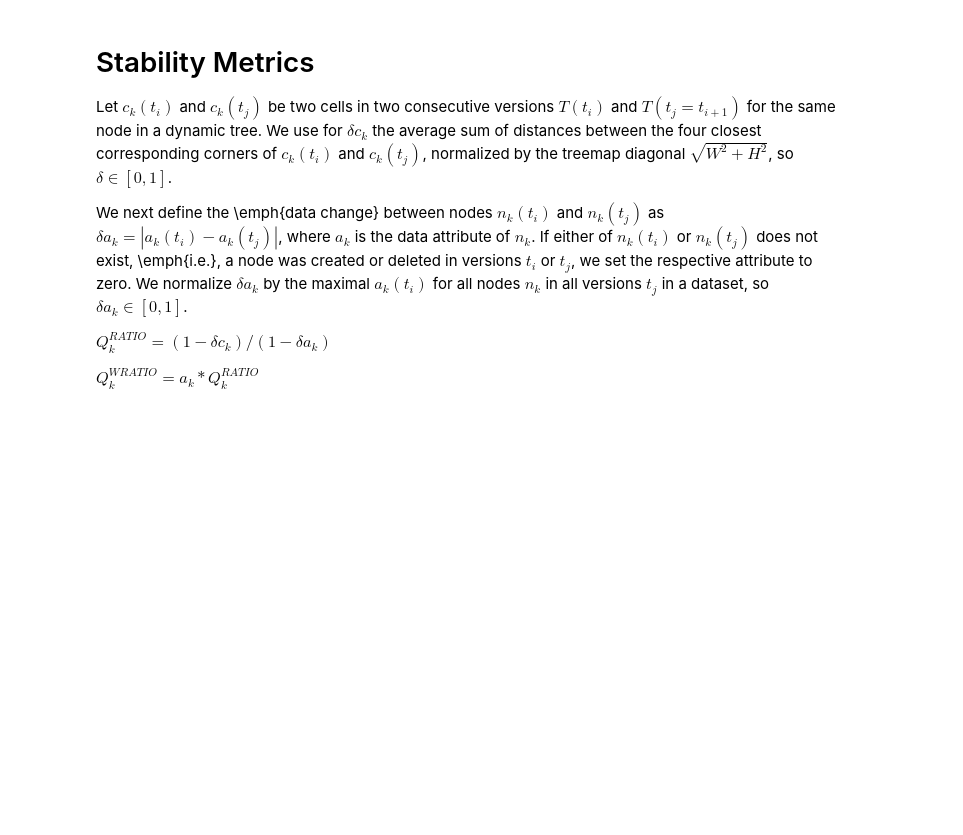
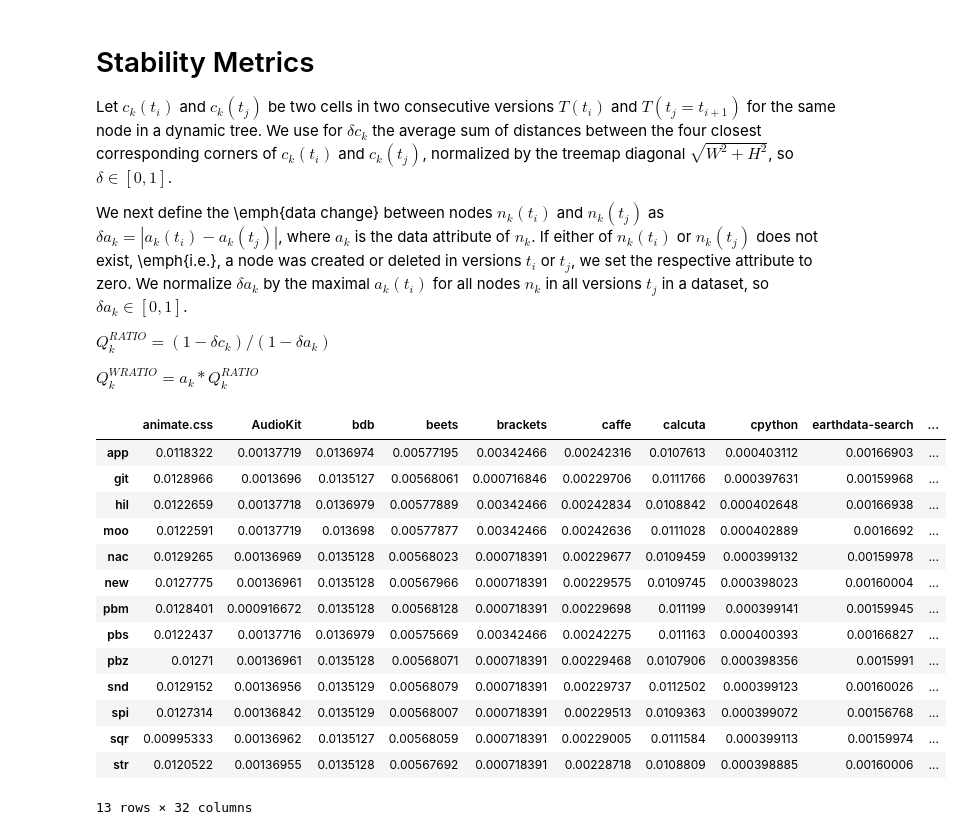
Before and after one commit to EduardoVernier/treemap-analysis, a Jupyter notebook: notebooks/RankTable.ipynb, the cells around one changed output. Cells and saved outputs as stored; diff of their text form; code cells hidden in the pictures; blank space fills up the shorter version.

```diff
--- a/notebooks/RankTable.ipynb
+++ b/notebooks/RankTable.ipynb
@@ -133,10 +133,8 @@ $Q^{RATIO}_k =  (1-\delta c_k) / (1 - \delta a_k)$
 $Q^{WRATIO}_k =  a_k * Q^{RATIO}_k$
 # %%
 try:
-    ratio_df = pd.read_csv('ratio.csv', index_col=0)
-    wratio_df = pd.read_csv('wratio.csv', index_col=0)
-    p_df = pd.read_csv('p.csv', index_col=0)
-    wp_df = pd.read_csv('wp.csv', index_col=0)
+    ratio_df = pd.read_csv('ratio_g.csv', index_col=0)
+    wratio_df = pd.read_csv('wratio_g.csv', index_col=0)
 
 except:
     ratio_df  = pd.DataFrame(columns=dataset_list, index=technique_list) # Ratio dataframe
@@ -153,14 +151,32 @@ except:
                 df = pd.merge(df, TemporalMetrics.relative_weight(history[i - 1], history[i]))
 
                 # ratio metric
-                ratio_df[dataset][technique]  = TemporalMetrics.q_ratio(df)['q_ratio'].mean()
-                wratio_df[dataset][technique] = TemporalMetrics.q_weighted_ratio(df)['q_w_ratio'].mean()
+                ratio = TemporalMetrics.q_ratio(df)['q_ratio'].mean()
+                if (ratio != 1.0):
+                    ratio_df[dataset][technique]  = ratio
 
-                # pearson correlation
-                p_df[dataset][technique]  = max(TemporalMetrics.pearson(df)[0], 0)
-                wp_df[dataset][technique] = max(TemporalMetrics.weighted_pearson(df), 0)
+                ratio = TemporalMetrics.q_weighted_ratio(df)['q_w_ratio'].mean()
+                if (ratio != 1.0):
+                    wratio_df[dataset][technique]  = ratio
 
-    ratio_df.to_csv('ratio.csv')
-    wratio_df.to_csv('wratio.csv')
-    p_df.to_csv('p.csv')
-    wp_df.to_csv('wp.csv')
+    ratio_df.to_csv('ratio_g.csv', float_format='%g')
+    wratio_df.to_csv('wratio_g.csv', float_format='%g')
+
+#             # pearson correlation
+#             p_df[dataset][technique]  = max(TemporalMetrics.pearson(df)[0], 0)
+#             wp_df[dataset][technique] = max(TemporalMetrics.weighted_pearson(df), 0)
+
+#     ratio_df.to_csv('ratio.csv')
+#     wratio_df.to_csv('wratio.csv')
+#     p_df.to_csv('p.csv')
+#     wp_df.to_csv('wp.csv')
+
+#     ratio_df.to_csv('ratio_12.csv', float_format='%.12f')
+#     wratio_df.to_csv('wratio_12.csv', float_format='%.12f')
+#     p_df.to_csv('p_12.csv', float_format='%.12f')
+#     wp_df.to_csv('wp_12.csv', float_format='%.12f')
+
+#     ratio_df.to_csv('ratio_g.csv', float_format='%g')
+#     wratio_df.to_csv('wratio_g.csv', float_format='%g')
+#     p_df.to_csv('p_g.csv', float_format='%g')
+#     wp_df.to_csv('wp_g.csv', float_format='%g')
@@ -166,0 +186,18 @@ except:
+# %%
+wratio_df
+# %% [output]
+|  | animate.css | AudioKit | bdb | beets | brackets | caffe | calcuta | cpython | earthdata-search | ... |
+| app | 0.0118322 | 0.00137719 | 0.0136974 | 0.00577195 | 0.00342466 | 0.00242316 | 0.0107613 | 0.000403112 | 0.00166903 | ... |
+| git | 0.0128966 | 0.0013696 | 0.0135127 | 0.00568061 | 0.000716846 | 0.00229706 | 0.0111766 | 0.000397631 | 0.00159968 | ... |
+| hil | 0.0122659 | 0.00137718 | 0.0136979 | 0.00577889 | 0.00342466 | 0.00242834 | 0.0108842 | 0.000402648 | 0.00166938 | ... |
+| moo | 0.0122591 | 0.00137719 | 0.013698 | 0.00577877 | 0.00342466 | 0.00242636 | 0.0111028 | 0.000402889 | 0.0016692 | ... |
+| nac | 0.0129265 | 0.00136969 | 0.0135128 | 0.00568023 | 0.000718391 | 0.00229677 | 0.0109459 | 0.000399132 | 0.00159978 | ... |
+| new | 0.0127775 | 0.00136961 | 0.0135128 | 0.00567966 | 0.000718391 | 0.00229575 | 0.0109745 | 0.000398023 | 0.00160004 | ... |
+| pbm | 0.0128401 | 0.000916672 | 0.0135128 | 0.00568128 | 0.000718391 | 0.00229698 | 0.011199 | 0.000399141 | 0.00159945 | ... |
+| pbs | 0.0122437 | 0.00137716 | 0.0136979 | 0.00575669 | 0.00342466 | 0.00242275 | 0.011163 | 0.000400393 | 0.00166827 | ... |
+| pbz | 0.01271 | 0.00136961 | 0.0135128 | 0.00568071 | 0.000718391 | 0.00229468 | 0.0107906 | 0.000398356 | 0.0015991 | ... |
+| snd | 0.0129152 | 0.00136956 | 0.0135129 | 0.00568079 | 0.000718391 | 0.00229737 | 0.0112502 | 0.000399123 | 0.00160026 | ... |
+| spi | 0.0127314 | 0.00136842 | 0.0135129 | 0.00568007 | 0.000718391 | 0.00229513 | 0.0109363 | 0.000399072 | 0.00156768 | ... |
+| sqr | 0.00995333 | 0.00136962 | 0.0135127 | 0.00568059 | 0.000718391 | 0.00229005 | 0.0111584 | 0.000399113 | 0.00159974 | ... |
+| str | 0.0120522 | 0.00136955 | 0.0135128 | 0.00567692 | 0.000718391 | 0.00228718 | 0.0108809 | 0.000398885 | 0.00160006 | ... |
+13 rows × 32 columns
```
Also changed, not shown: parts of 18 cells of this notebook, 2 other files.
